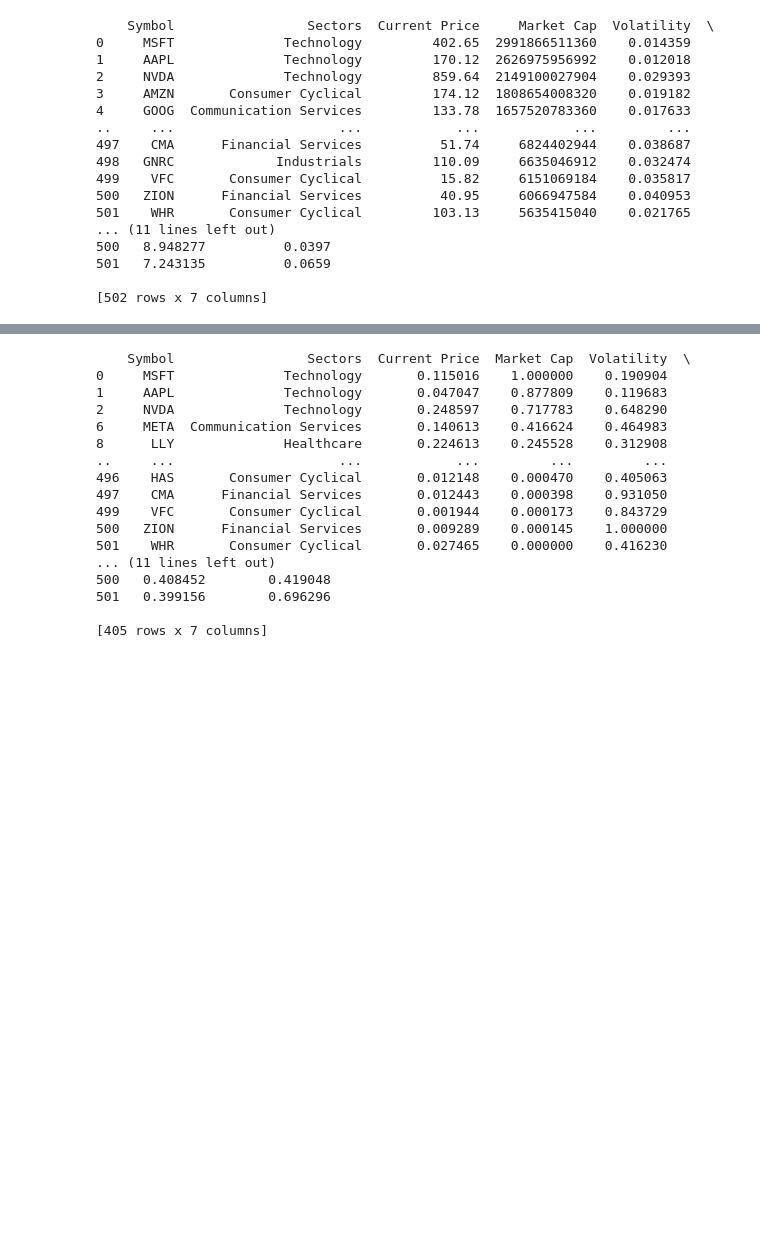
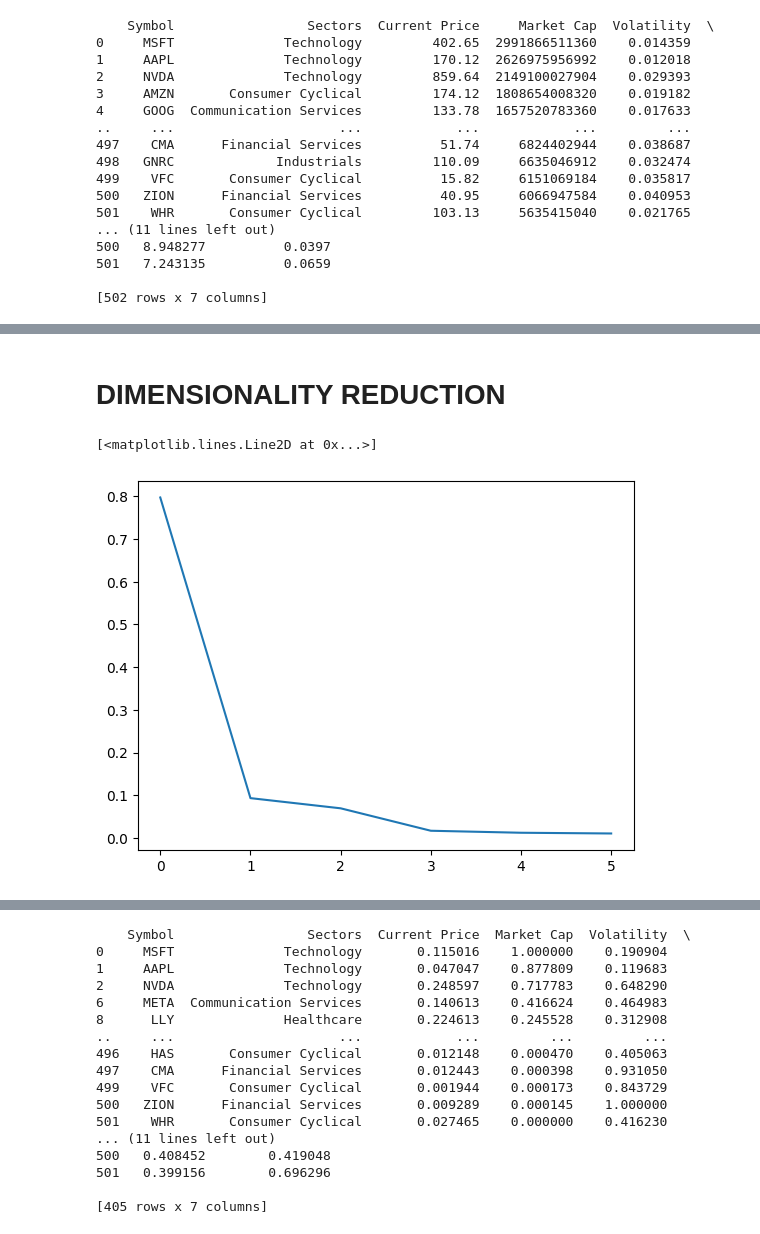
Before and after one commit to Purpup/COGS118B-Project, a Jupyter notebook: FinalProject.ipynb, the cells around one changed output, grey strips where cells are left out. Saved outputs shown, nothing was run; the diff lists cells and outputs as text; code cells hidden in the pictures; blank space fills up the shorter version.

```diff
--- a/FinalProject.ipynb
+++ b/FinalProject.ipynb
@@ -218 +207,13 @@ plt.show()
+# %% [markdown]
+# DIMENSIONALITY REDUCTION
+# %%
+df_numeric = df.drop(columns=['Symbol', 'Sectors'])
+
+pca = PCA()
+principal_components = pca.fit_transform(df_numeric)
+
+plt.plot(pca.explained_variance_ratio_)
+# %% [output]
+[<matplotlib.lines.Line2D at 0x...>]
+[figure, added]
 # %%
```
Also changed, not shown: parts of 4 cells of this notebook.
